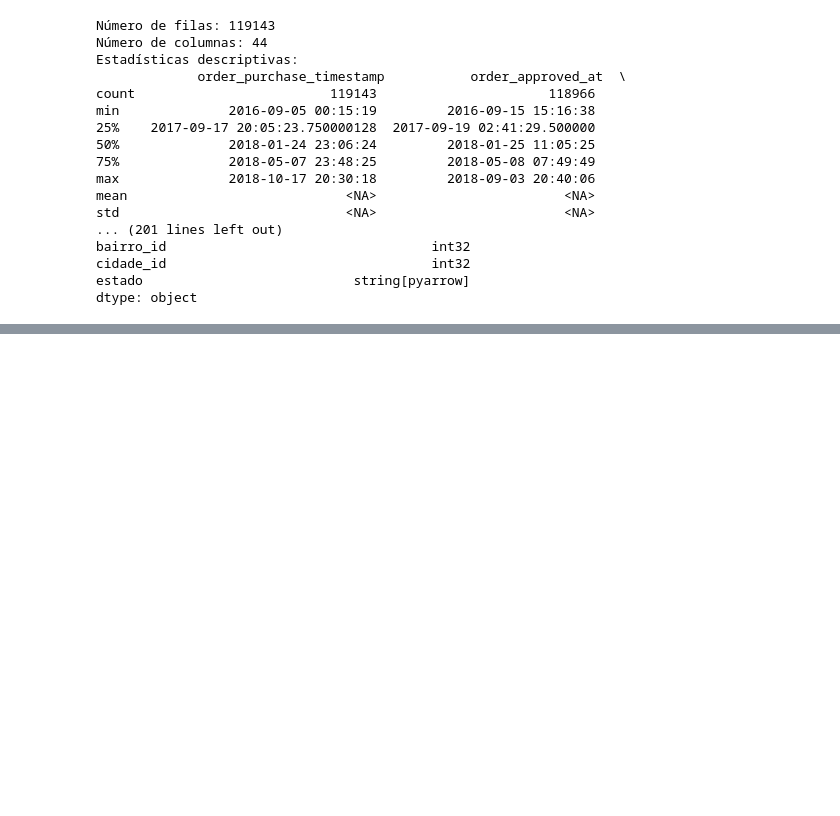
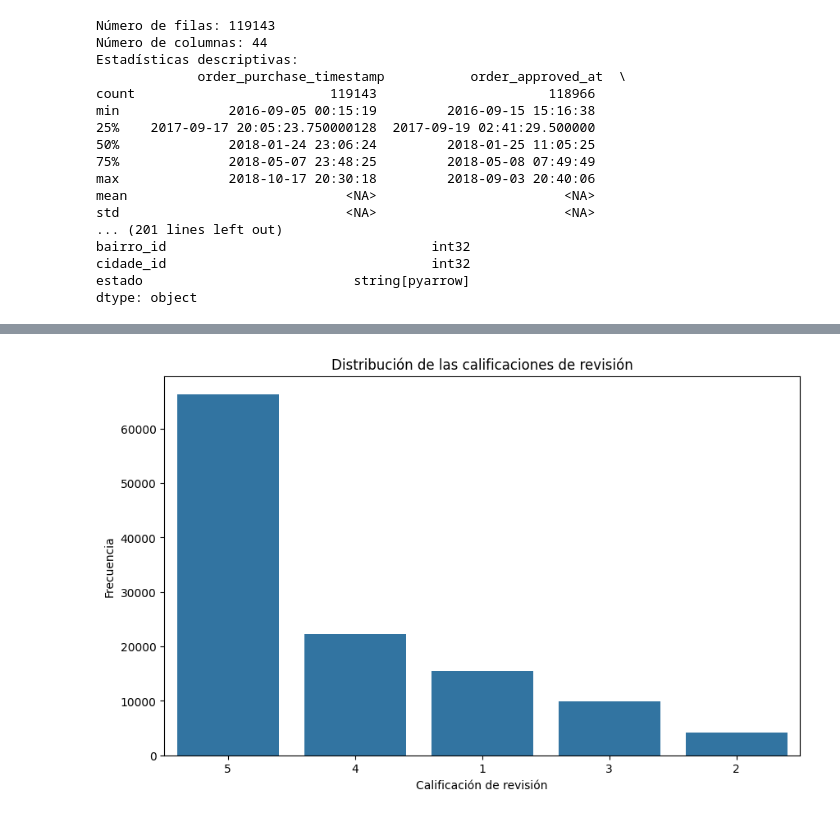
Before and after one commit to felipelobatodasilva/despliegue_analytica, a Jupyter notebook: 05 - Exploración de datos.ipynb, the cells around one changed output, grey strips where cells are left out. Cells and saved outputs as stored; diff of their text form; code cells hidden in the pictures; blank space fills up the shorter version.

```diff
--- a/05 - Exploración de datos.ipynb
+++ b/05 - Exploración de datos.ipynb
@@ -186,3 +186,90 @@ bairro_id                                  int32
 cidade_id                                  int32
 estado                           string[pyarrow]
 dtype: object
+# %%
+import dask.dataframe as dd
+import matplotlib.pyplot as plt
+import seaborn as sns
+
+# Definir la ruta del archivo Parquet
+folder_path = '/home/nicolas/despliegue_analytica/files_parquet/'
+df_combined = dd.read_parquet(folder_path + 'olist_dataset_combinado.parquet')
+
+# Eliminar duplicados de todas las columnas al inicio
+df_combined = df_combined.drop_duplicates().reset_index(drop=True)
+
+# Comprobar si hay columnas duplicadas
+duplicated_columns = df_combined.columns[df_combined.columns.duplicated()].unique()
+if len(duplicated_columns) > 0:
+    print(f"Columnas duplicadas encontradas: {duplicated_columns.tolist()}")
+    # Eliminar o renombrar las columnas duplicadas si es necesario
+    df_combined = df_combined.loc[:, ~df_combined.columns.duplicated()]  # Elimina duplicados
+
+# 1. Visualizar las dimensiones del DataFrame
+print(f"Número de filas: {df_combined.shape[0].compute()}")
+print(f"Número de columnas: {df_combined.shape[1]}")
+
+# 2. Obtener información general sobre el DataFrame
+print(df_combined.info())
+
+# 3. Describir las estadísticas descriptivas de las columnas numéricas
+print(df_combined.describe().compute())
+
+# 4. Ver las primeras filas del DataFrame
+print(df_combined.head())
+
+# 5. Contar los valores nulos en cada columna
+null_counts = df_combined.isnull().sum().compute()
+print("Conteo de valores nulos por columna:")
+print(null_counts[null_counts > 0])
+
+# 6. Analizar la distribución de las calificaciones de revisión
+if 'review_score' in df_combined.columns:
+    plt.figure(figsize=(10, 6))
+    sns.countplot(x='review_score', data=df_combined.compute())
+    plt.title('Distribución de las calificaciones de revisión')
+    plt.xlabel('Calificación de revisión')
+    plt.ylabel('Frecuencia')
+    plt.show()
+
+# 7. Analizar el tiempo de entrega
+if 'order_delivered_customer_date' in df_combined.columns and 'order_purchase_timestamp' in df_combined.columns:
+    df_combined['delivery_time'] = (dd.to_datetime(df_combined['order_delivered_customer_date']) -
+                                     dd.to_datetime(df_combined['order_purchase_timestamp'])).dt.days
+    plt.figure(figsize=(10, 6))
+    sns.histplot(df_combined['delivery_time'].dropna().compute(), bins=30, kde=True)
+    plt.title('Distribución del tiempo de entrega (días)')
+    plt.xlabel('Días de entrega')
+    plt.ylabel('Frecuencia')
+    plt.show()
+
+# 8. Relación entre el valor del pago y el estado del pedido
+if 'payment_value' in df_combined.columns and 'order_status' in df_combined.columns:
+    plt.figure(figsize=(12, 6))
+    sns.boxplot(x='order_status', y='payment_value', data=df_combined.compute())
+    plt.title('Valor del pago por estado del pedido')
+    plt.xlabel('Estado del pedido')
+    plt.ylabel('Valor del pago')
+    plt.xticks(rotation=45)
+    plt.show()
+
+# 9. Analizar la relación entre las dimensiones del producto y su peso
+if 'product_weight_g' in df_combined.columns and 'product_length_cm' in df_combined.columns:
+    plt.figure(figsize=(10, 6))
+    sns.scatterplot(x='product_length_cm', y='product_weight_g', data=df_combined.compute())
+    plt.title('Relación entre longitud del producto y peso')
+    plt.xlabel('Longitud del producto (cm)')
+    plt.ylabel('Peso del producto (g)')
+    plt.show()
+
+# 10. Agrupar por categoría de producto y contar
+if 'product_category_name' in df_combined.columns:
+    category_counts = df_combined['product_category_name'].value_counts().compute()
+    plt.figure(figsize=(12, 6))
+    category_counts.head(10).plot(kind='bar')
+    plt.title('Top 10 categorías de productos más vendidas')
+    plt.xlabel('Categoría de producto')
+    plt.ylabel('Número de ventas')
+    plt.xticks(rotation=45)
+    plt.show()
+# %% [output]
@@ -188,0 +293 @@ dtype: object
+[figure, added]
```
Also changed, not shown: parts of 3 cells of this notebook, 1 other file.
